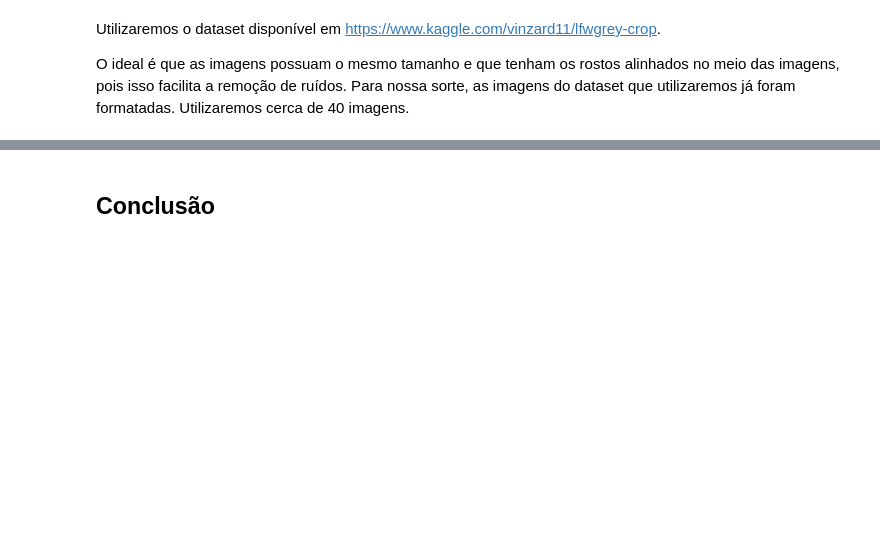
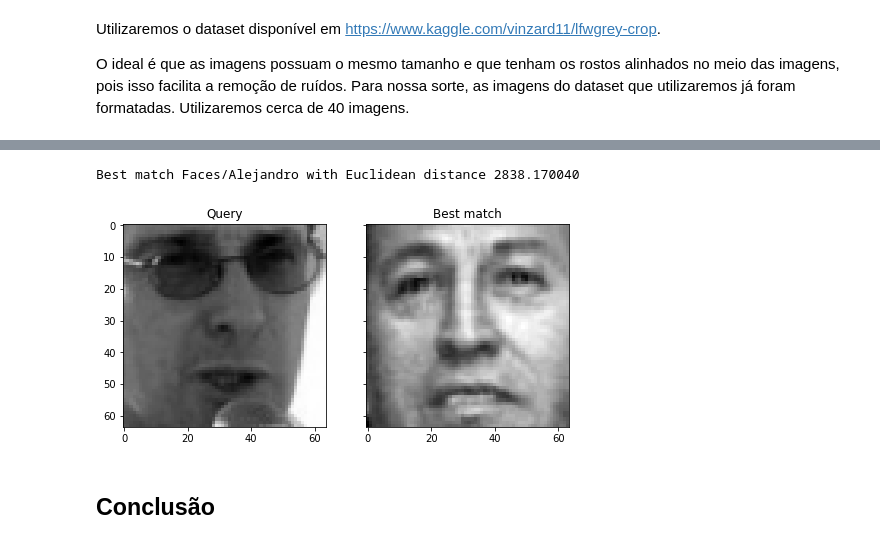
Before and after one commit to palomavb/Eigenfaces, a Jupyter notebook: Untitled.ipynb, the cells around one changed output, grey strips where cells are left out. Cells and saved outputs as stored; diff of their text form; code cells hidden in the pictures; blank space fills up the shorter version.

```diff
--- a/Untitled.ipynb
+++ b/Untitled.ipynb
@@ -149,3 +140,22 @@ Best match Faces/Abdullah with Euclidean distance 1165.230526
 [figure]
+# %%
+#Agora em uma pessoa que não está no banco de dados
+
+query = faces["Faces/Alvaro_Uribe_0006.pgm"].reshape(1,-1)
+query_weight = eigenfaces @ (query - pca.mean_).T
+euclidean_distance = np.linalg.norm(weights - query_weight, axis=0)
+best_match = np.argmin(euclidean_distance)
+print("Best match %s with Euclidean distance %f" % (facelabel[best_match], euclidean_distance[best_match]))
+
+
+fig, axes = plt.subplots(1,2,sharex=True,sharey=True,figsize=(8,6))
+axes[0].imshow(query.reshape(faceshape), cmap="gray")
+axes[0].set_title("Query")
+axes[1].imshow(facematrix[best_match].reshape(faceshape), cmap="gray")
+axes[1].set_title("Best match")
+plt.show()
+# %% [output]
+Best match Faces/Alejandro with Euclidean distance 2838.170040
+[figure, added]
 # %% [markdown]
 ## Conclusão
```
Also changed, not shown: parts of 17 cells of this notebook.
